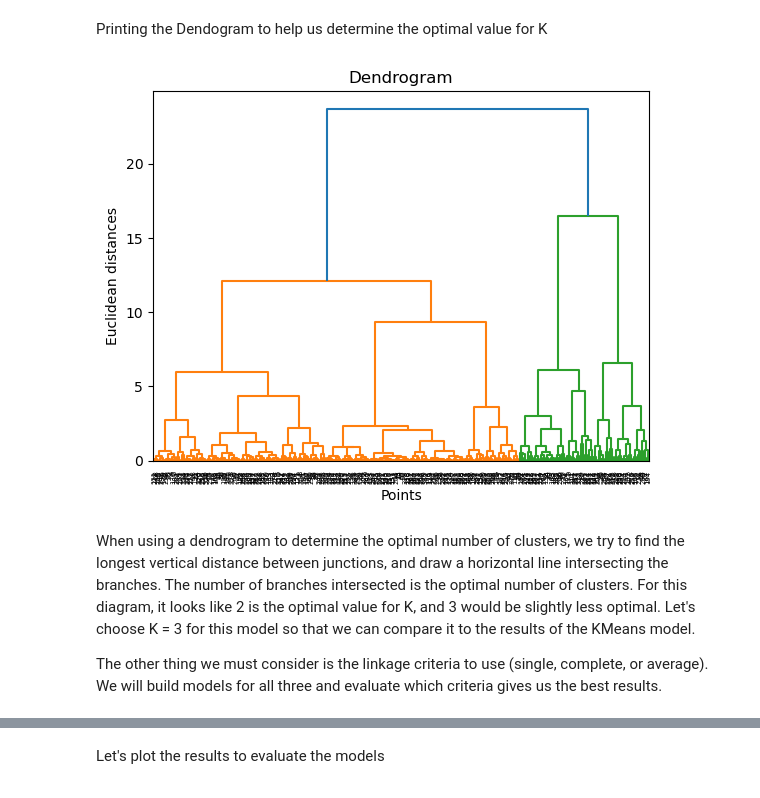
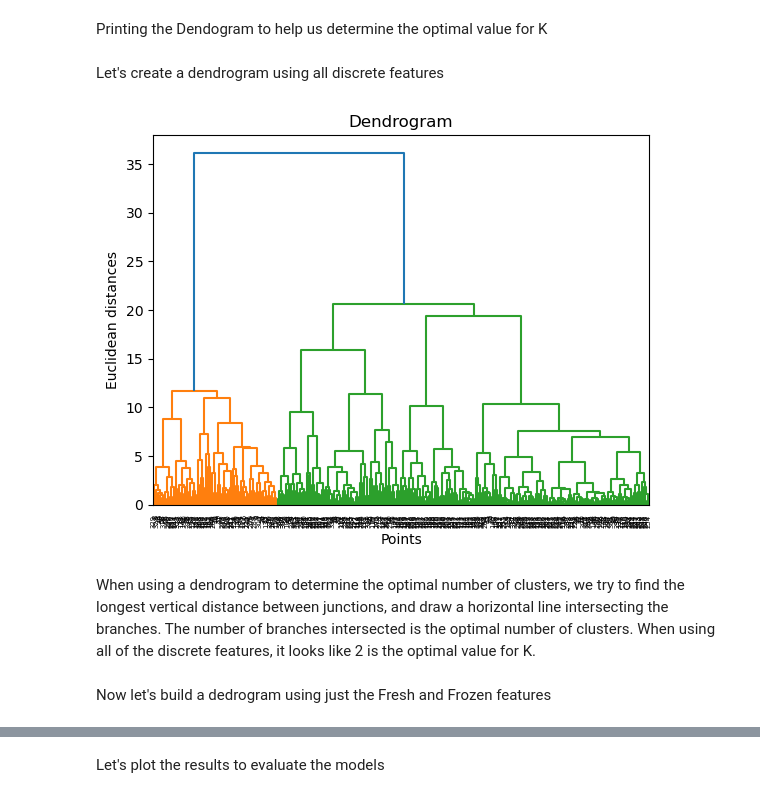
Before and after one commit to SamTheDataGuy/ml-project-unsupervised-learning, a Jupyter notebook: Unsupervised Learning - Project.ipynb, the cells around one changed output, grey strips where cells are left out. Saved outputs shown, nothing was run; the diff lists cells and outputs as text; code cells hidden in the pictures.

```diff
--- a/Unsupervised Learning - Project.ipynb
+++ b/Unsupervised Learning - Project.ipynb
@@ -418,11 +462,13 @@ def plot_dendrogram(dataframe,method ='ward'):
     plt.ylabel("Euclidean distances")
     plt.xlabel('Points')
     plt.show()
+# %% [markdown]
+Let's create a dendrogram using all discrete features
 # %%
-plot_dendrogram(df_hc)
+plot_dendrogram(df_scaled)
 # %% [output]
-[figure, old version]
+[figure, new version]
 # %% [markdown]
-When using a dendrogram to determine the optimal number of clusters, we try to find the longest vertical distance between junctions, and draw a horizontal line intersecting the branches.  The number of branches intersected is the optimal number of clusters.  For this diagram, it looks like 2 is the optimal value for K, and 3 would be slightly less optimal.  Let's choose K = 3 for this model so that we can compare it to the results of the KMeans model.
-
-The other thing we must consider is the linkage criteria to use (single, complete, or average). We will build models for all three and evaluate which criteria gives us the best results.
+When using a dendrogram to determine the optimal number of clusters, we try to find the longest vertical distance between junctions, and draw a horizontal line intersecting the branches.  The number of branches intersected is the optimal number of clusters.  When using all of the discrete features, it looks like 2 is the optimal value for K.
+# %% [markdown]
+Now let's build a dedrogram using just the Fresh and Frozen features
```
Also changed, not shown: parts of 26 cells of this notebook.
